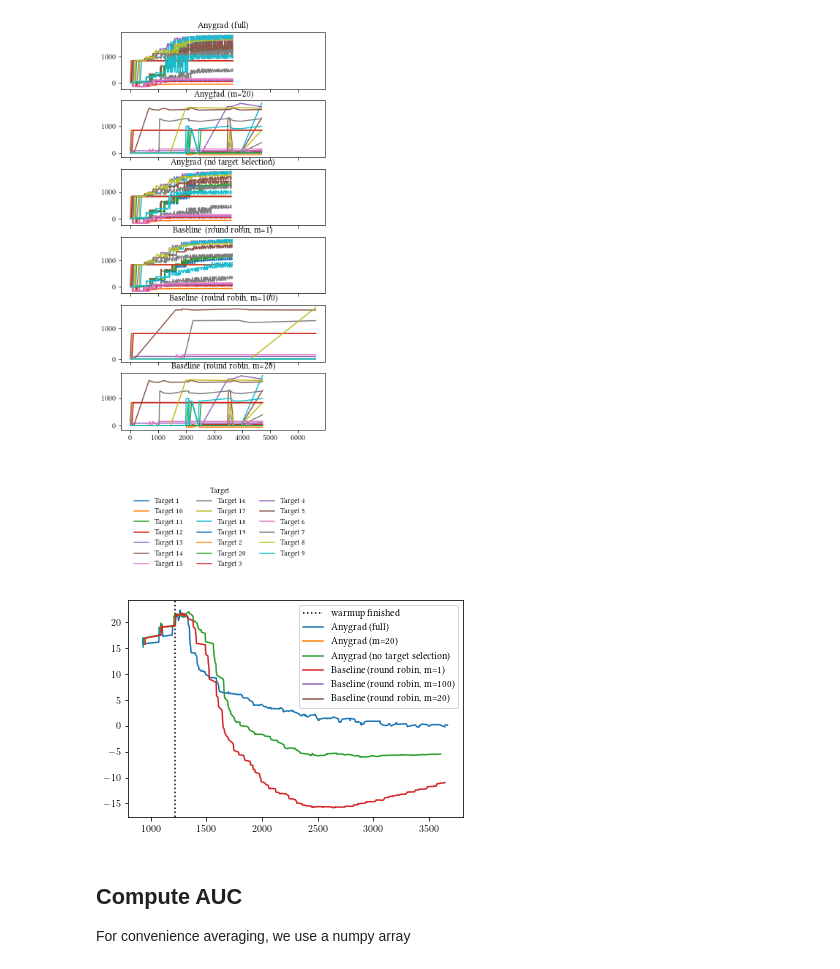
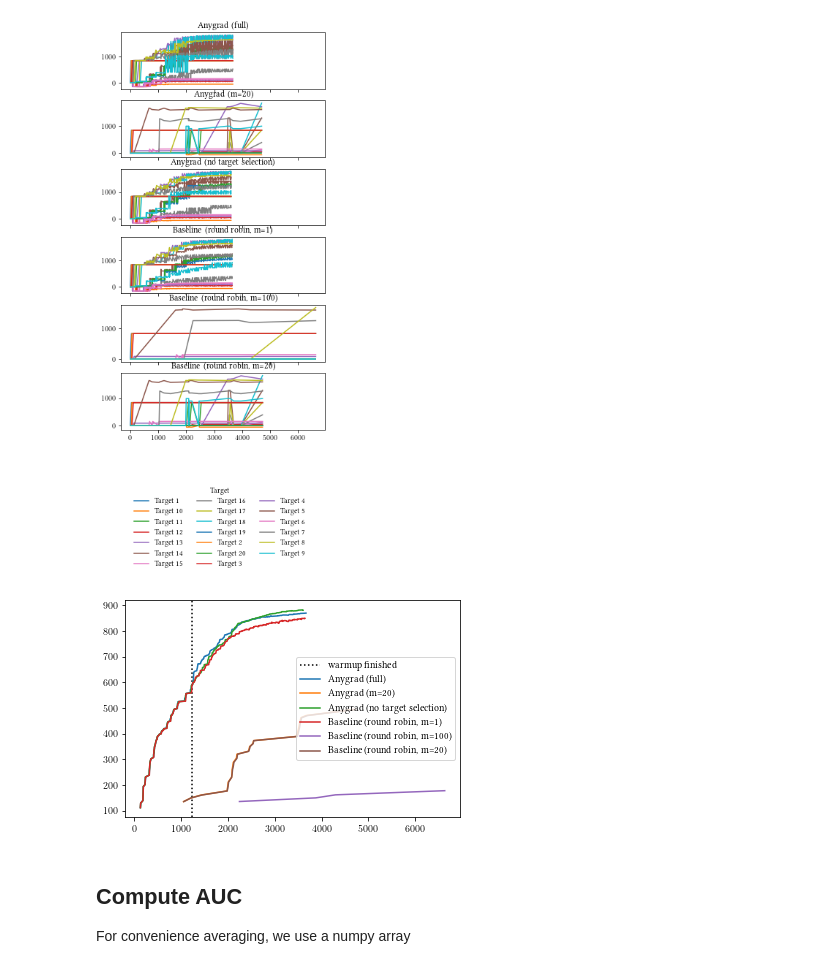
Before and after one commit to heymarco/anygrad, a Jupyter notebook: plotting/evaluate_autoencoder.ipynb, the cells around one changed output. Saved outputs shown, nothing was run; the diff lists cells and outputs as text; code cells hidden in the pictures.

```diff
--- a/plotting/evaluate_autoencoder.ipynb
+++ b/plotting/evaluate_autoencoder.ipynb
@@ -103,29 +103,29 @@ plt.show()
 # %%
 for i, strategy in enumerate(strategies):
     if strategy.endswith("m=4096)") \
             or strategy.endswith("m=2048)") \
             or strategy.endswith("m=512)") \
             or strategy.endswith("m=256)") \
             or strategy.endswith("m=1024)"):
         continue
     strategy_data = data.groupby("strategy").get_group(strategy)
     ax = axes[i]
     ax.set_title(strategy)
     grouped_strategy_data = strategy_data.groupby("total_time")
     x = (grouped_strategy_data["total_time"].mean()).rolling(window=1).mean()
-    y = (grouped_strategy_data.mean().reset_index()["derivation_2nd"]).rolling(window=20).mean()
+    y = (grouped_strategy_data.mean().reset_index()["value"]).rolling(window=20).mean()
     if strategy == "Anygrad (full)":
         remove = grouped_strategy_data.mean()
         warmup = strategy_data.groupby("context_change").mean().reset_index()
         warmup = warmup[warmup["round"] == 3]["total_time"]
         finish_warmup_time = list(warmup)[-1]
         plt.axvline(finish_warmup_time, color="black", ls="dotted", label="warmup finished")
     plt.plot(x, y, label=strategy)
 plt.legend()
 plt.savefig(os.path.join("save", target_dir + ".pdf"))
 plt.show()
 # %% [output]
-[figure, old version]
+[figure, new version]
 # %% [markdown]
 ## Compute AUC
 
```
Also changed, not shown: 4 other files.
